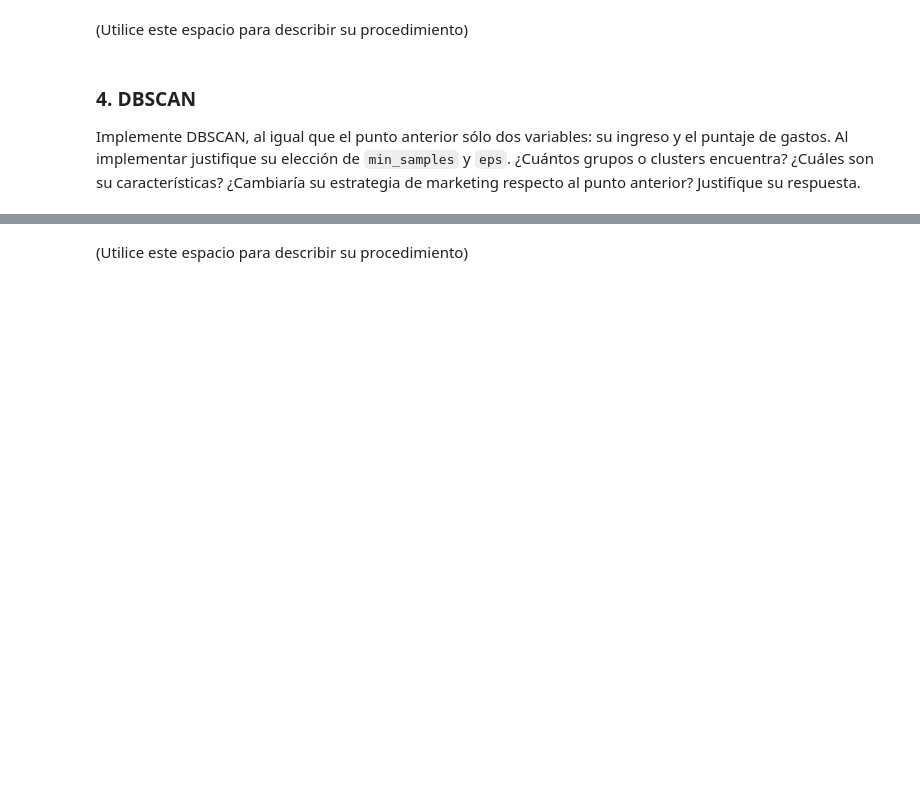
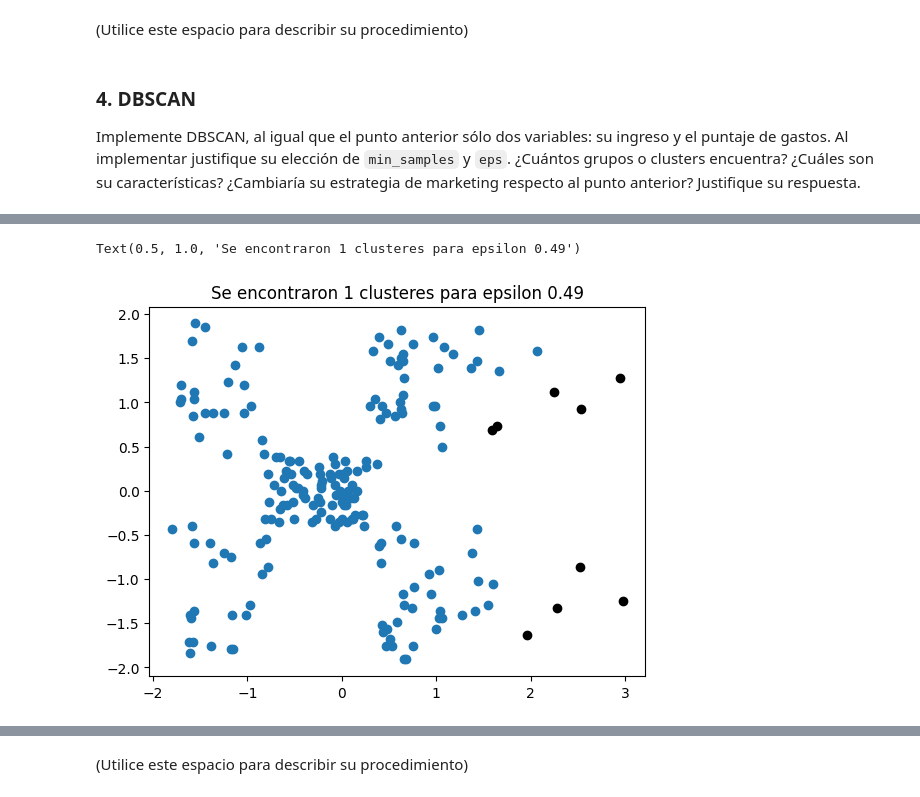
Before and after one commit to jddiaze/AprendizajeNoSupervisado, a Jupyter notebook: Semana4/S4_LC_Taller_Jerarquico_DBSCAN.ipynb, the cells around one changed output, grey strips where cells are left out. Saved outputs shown, nothing was run; the diff lists cells and outputs as text; code cells hidden in the pictures; blank space fills up the shorter version.

```diff
--- a/Semana4/S4_LC_Taller_Jerarquico_DBSCAN.ipynb
+++ b/Semana4/S4_LC_Taller_Jerarquico_DBSCAN.ipynb
@@ -340,0 +361,23 @@ Implemente DBSCAN, al igual que el punto anterior sólo dos variables: su ingres
+# %%
+from sklearn.cluster import DBSCAN
+db = DBSCAN(eps = 0.493, min_samples = 4).fit(X)
+clusteres = db.labels_
+n_clusteres = len(set(clusteres)) - (1 if -1 in clusteres else 0)
+resultado = pd.DataFrame(X).assign(Cluster = clusteres)
+plt.figure()
+for k in np.unique(clusteres):
+    if k != -1:
+        plt.scatter(
+            x = resultado.loc[resultado.Cluster == k, 0],
+            y = resultado.loc[resultado.Cluster == k, 1]
+            )
+    else:
+        plt.scatter(
+            x = resultado.loc[resultado.Cluster == k, 0],
+            y = resultado.loc[resultado.Cluster == k, 1],
+            c = "black"
+            )
+plt.title('Se encontraron %d clusteres para epsilon %0.2f' % (n_clusteres, 0.493))
+# %% [output]
+Text(0.5, 1.0, 'Se encontraron 1 clusteres para epsilon 0.49')
+[figure, added]
```
Also changed, not shown: parts of 4 cells of this notebook.
